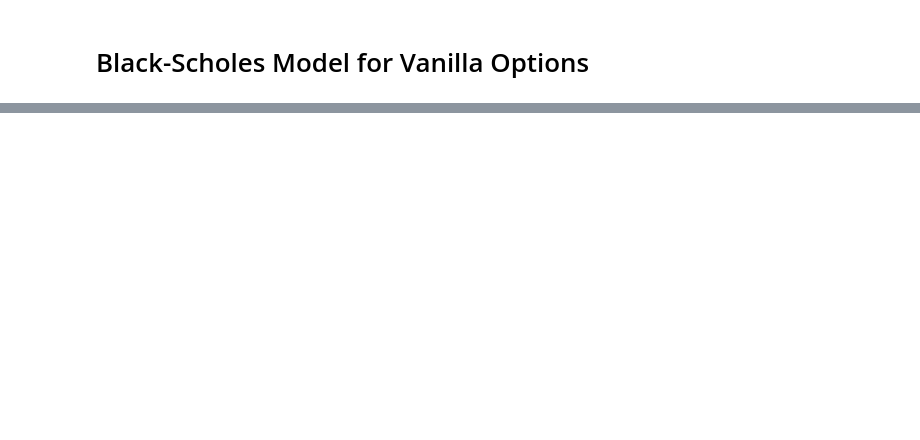
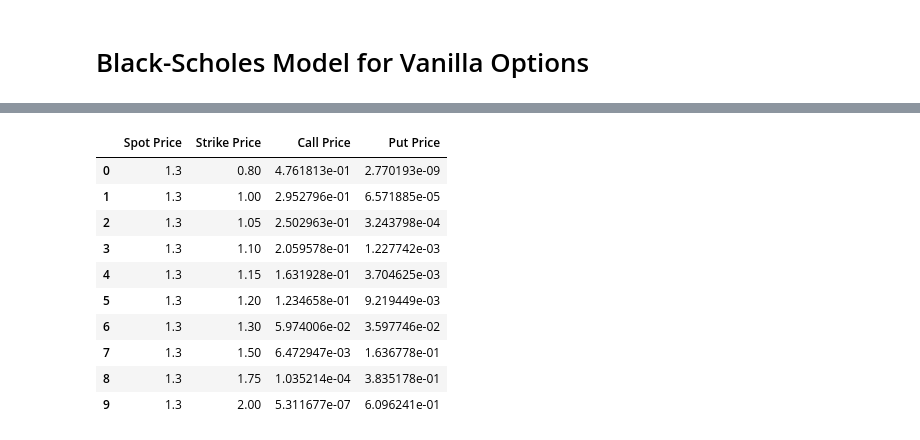
Before and after one commit to VagNikli/FX-Option-Pricing-Model, a Jupyter notebook: notebooks/01_black_scholes_basics.ipynb, the cells around one changed output, grey strips where cells are left out. Cells and saved outputs as stored; diff of their text form; code cells hidden in the pictures; blank space fills up the shorter version.

```diff
--- a/notebooks/01_black_scholes_basics.ipynb
+++ b/notebooks/01_black_scholes_basics.ipynb
@@ -118,0 +122,42 @@ This graph shows how the **Call and Put option prices** change as the **Spot Pri
+# %%
+# Define FX market parameters
+spot_price = 1.30  # EUR/USD FX rate
+time_to_maturity = 2  # 3 months to expiration
+volatility = 0.07  # 7% annualized implied volatility
+domestic_rate = 0.05  # USD risk-free rate
+foreign_rate = 0.04  # EUR risk-free rate
+
+# Generate a range of strike prices
+strike_prices = [0.80, 1.00, 1.05, 1.10, 1.15, 1.20, 1.30, 1.50, 1.75, 2.00]
+
+# Store results
+call_prices = []
+put_prices = []
+
+for K in strike_prices:
+    bs_model = BlackScholes(spot_price, K, time_to_maturity, volatility, domestic_rate, foreign_rate)
+    call_prices.append(bs_model.calculate_vanilla_price("call"))
+    put_prices.append(bs_model.calculate_vanilla_price("put"))
+
+# Create a DataFrame for visualization
+results = pd.DataFrame({
+    "Spot Price": spot_price,
+    "Strike Price": strike_prices,
+    "Call Price": call_prices,
+    "Put Price": put_prices
+})
+
+
+results
+# %% [output]
+|  | Spot Price | Strike Price | Call Price | Put Price |
+| 0 | 1.3 | 0.80 | 4.761813e-01 | 2.770193e-09 |
+| 1 | 1.3 | 1.00 | 2.952796e-01 | 6.571885e-05 |
+| 2 | 1.3 | 1.05 | 2.502963e-01 | 3.243798e-04 |
+| 3 | 1.3 | 1.10 | 2.059578e-01 | 1.227742e-03 |
+| 4 | 1.3 | 1.15 | 1.631928e-01 | 3.704625e-03 |
+| 5 | 1.3 | 1.20 | 1.234658e-01 | 9.219449e-03 |
+| 6 | 1.3 | 1.30 | 5.974006e-02 | 3.597746e-02 |
+| 7 | 1.3 | 1.50 | 6.472947e-03 | 1.636778e-01 |
+| 8 | 1.3 | 1.75 | 1.035214e-04 | 3.835178e-01 |
+| 9 | 1.3 | 2.00 | 5.311677e-07 | 6.096241e-01 |
```
Also changed, not shown: parts of 13 cells of this notebook, 14 other files.
